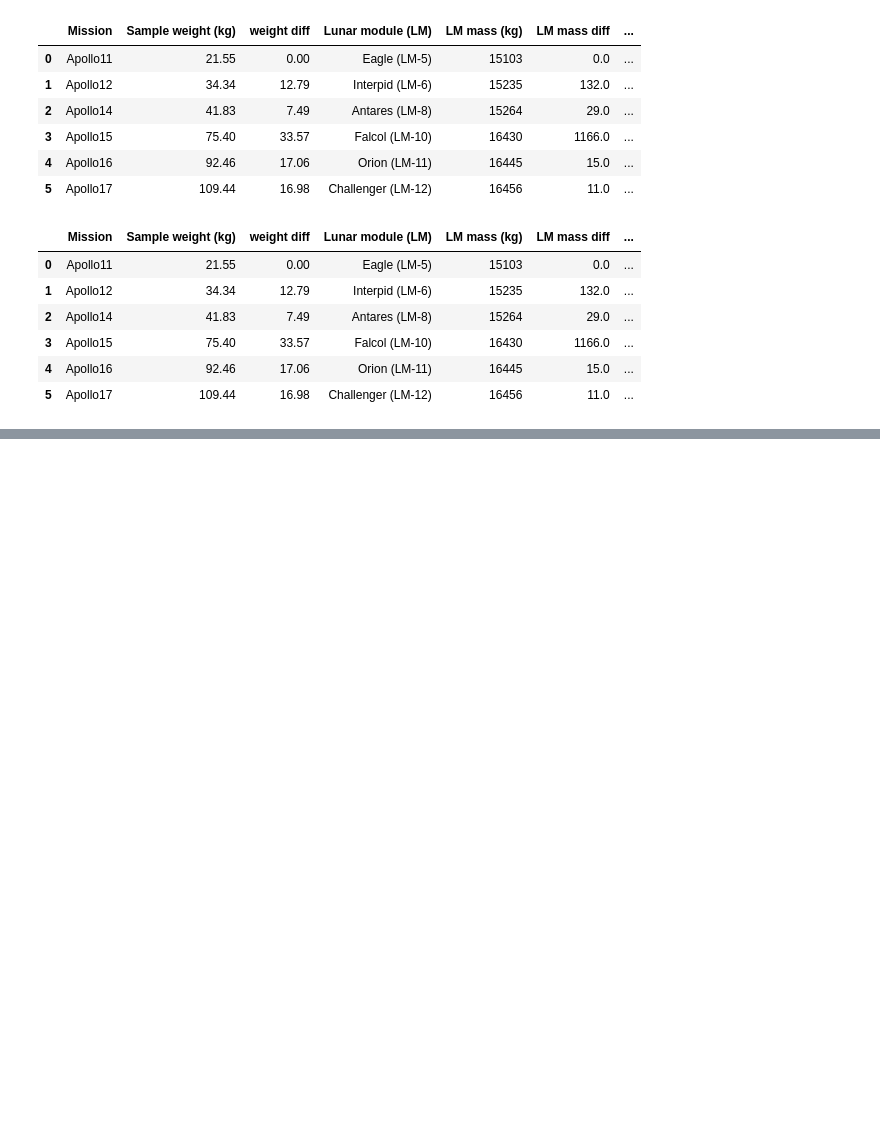
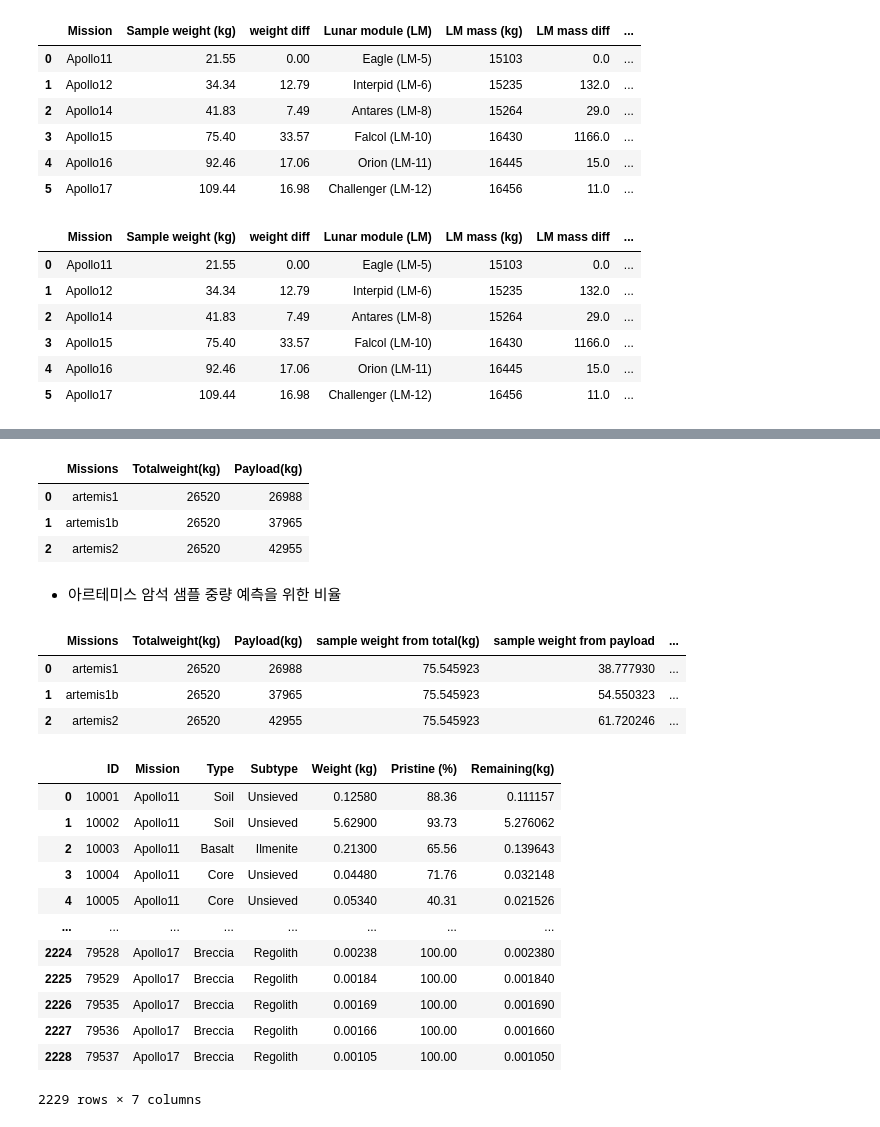
Before and after one commit to 0stal0/6.24-python------, a Jupyter notebook: notebooks/overthemoon.ipynb, the cells around one changed output, grey strips where cells are left out. Saved outputs shown, nothing was run; the diff lists cells and outputs as text; code cells hidden in the pictures; blank space fills up the shorter version.

```diff
--- a/notebooks/overthemoon.ipynb
+++ b/notebooks/overthemoon.ipynb
@@ -431,0 +436,13 @@ missions
+# %%
+artemis_crewedArea = 26520
+artemis_mission = pd.DataFrame({'Missions': ['artemis1','artemis1b','artemis2'],
+                                'Totalweight(kg)':[artemis_crewedArea,artemis_crewedArea,artemis_crewedArea],
+                                'Payload(kg)':[26988,37965,42955]})
+artemis_mission
+# %% [output]
+|  | Missions | Totalweight(kg) | Payload(kg) |
+| 0 | artemis1 | 26520 | 26988 |
+| 1 | artemis1b | 26520 | 37965 |
+| 2 | artemis2 | 26520 | 42955 |
+# %% [markdown]
+- 아르테미스 암석 샘플 중량 예측을 위한 비율
@@ -431,0 +465,28 @@ missions
+# %%
+# 예상 샘플 구하기
+artemis_mission['Estimated sample weight(kg)'] = (artemis_mission['sample weight from total(kg)'] + artemis_mission['sample weight from payload']) /2
+artemis_mission
+# %% [output]
+|  | Missions | Totalweight(kg) | Payload(kg) | sample weight from total(kg) | sample weight from payload | ... |
+| 0 | artemis1 | 26520 | 26988 | 75.545923 | 38.777930 | ... |
+| 1 | artemis1b | 26520 | 37965 | 75.545923 | 54.550323 | ... |
+| 2 | artemis2 | 26520 | 42955 | 75.545923 | 61.720246 | ... |
+# %%
+# 남아있는 양이 적은 샘플 데이터
+
+rock_samples['Remaining(kg)'] = rock_samples['Weight (kg)'] * rock_samples['Pristine (%)'] * 0.01
+rock_samples
+# %% [output]
+|  | ID | Mission | Type | Subtype | Weight (kg) | Pristine (%) | Remaining(kg) |
+| 0 | 10001 | Apollo11 | Soil | Unsieved | 0.12580 | 88.36 | 0.111157 |
+| 1 | 10002 | Apollo11 | Soil | Unsieved | 5.62900 | 93.73 | 5.276062 |
+| 2 | 10003 | Apollo11 | Basalt | Ilmenite | 0.21300 | 65.56 | 0.139643 |
+| 3 | 10004 | Apollo11 | Core | Unsieved | 0.04480 | 71.76 | 0.032148 |
+| 4 | 10005 | Apollo11 | Core | Unsieved | 0.05340 | 40.31 | 0.021526 |
+| ... | ... | ... | ... | ... | ... | ... | ... |
+| 2224 | 79528 | Apollo17 | Breccia | Regolith | 0.00238 | 100.00 | 0.002380 |
+| 2225 | 79529 | Apollo17 | Breccia | Regolith | 0.00184 | 100.00 | 0.001840 |
+| 2226 | 79535 | Apollo17 | Breccia | Regolith | 0.00169 | 100.00 | 0.001690 |
+| 2227 | 79536 | Apollo17 | Breccia | Regolith | 0.00166 | 100.00 | 0.001660 |
+| 2228 | 79537 | Apollo17 | Breccia | Regolith | 0.00105 | 100.00 | 0.001050 |
+2229 rows × 7 columns
```
Also changed, not shown: parts of 27 cells of this notebook, 1 other file.
